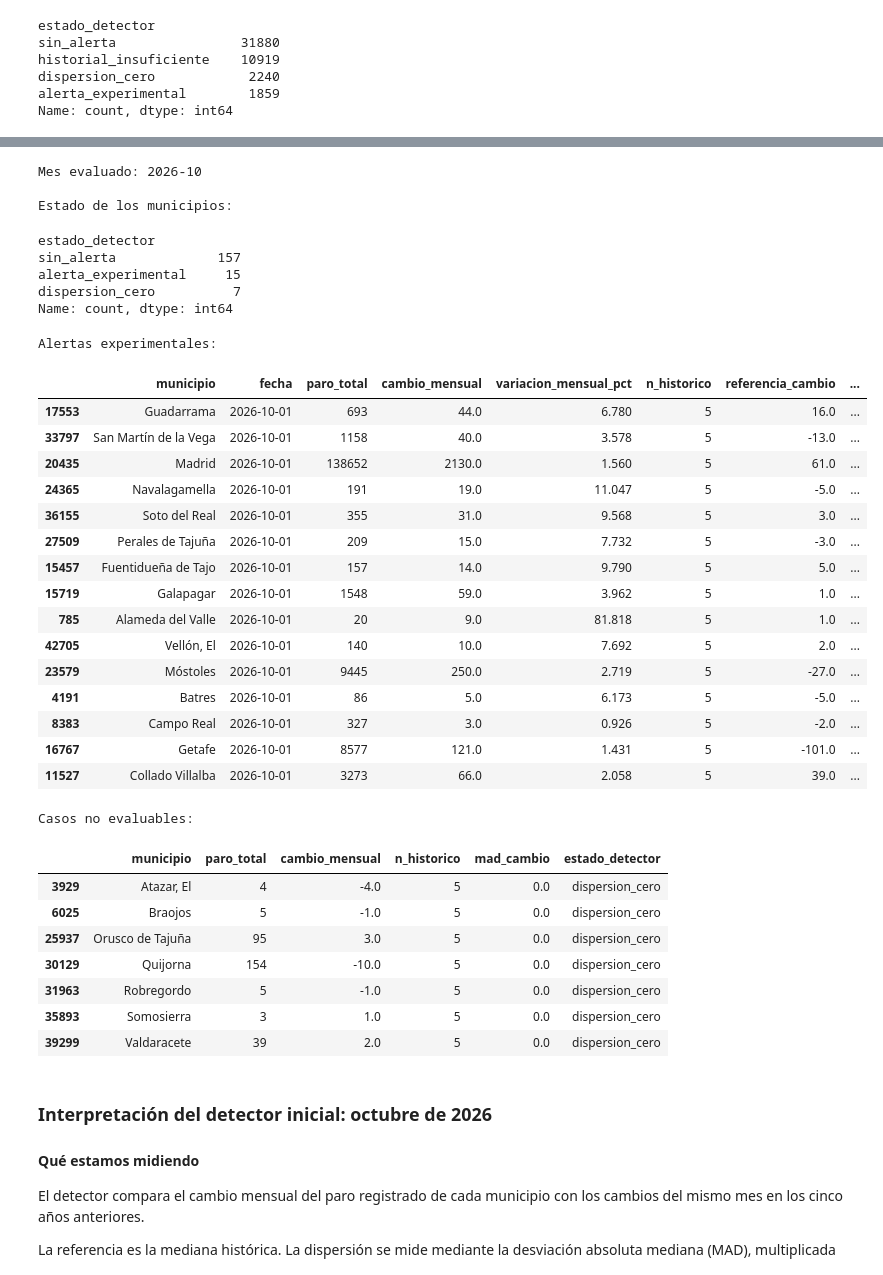
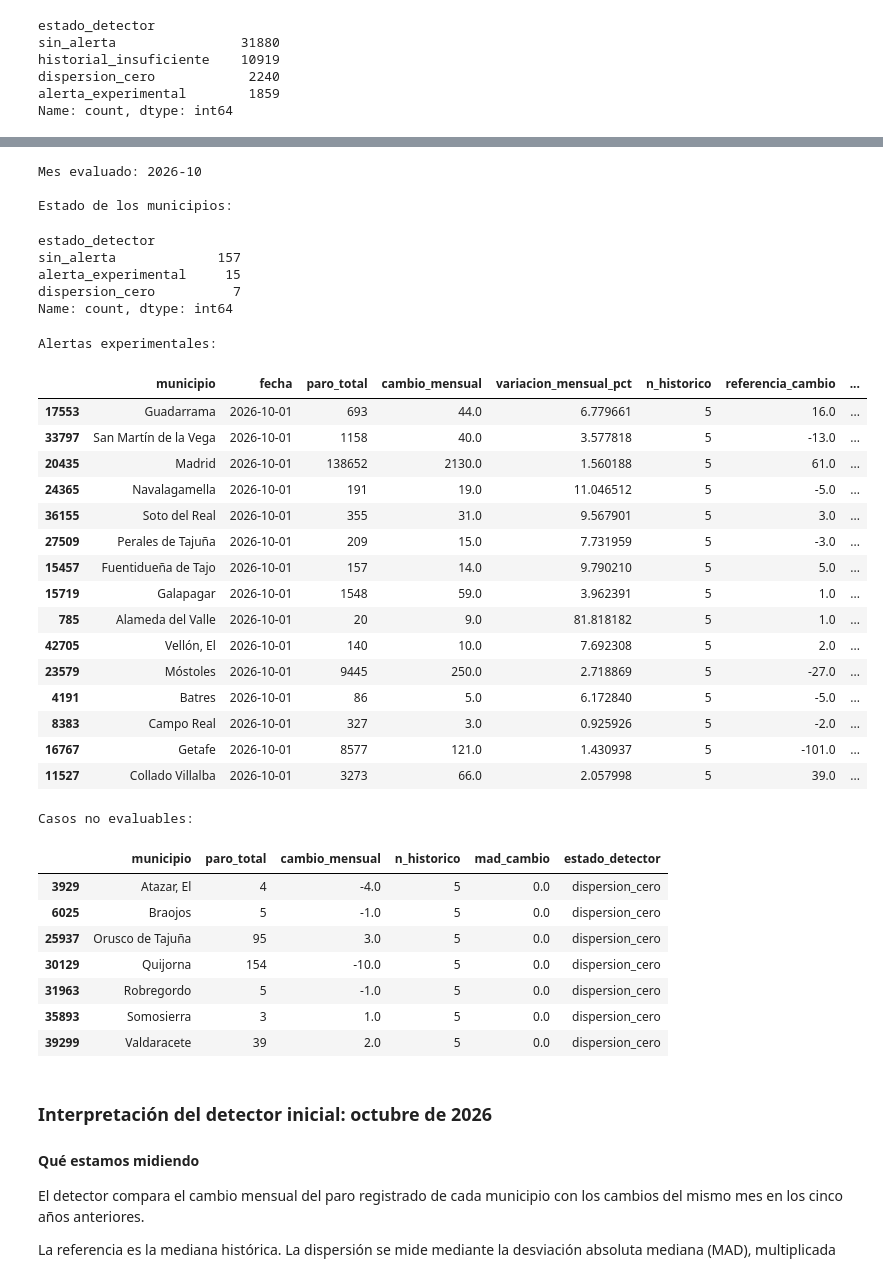
Before and after one commit to romanmen-dev/pulso-laboral-madrid, a Jupyter notebook: notebooks/02_detector_inicial.ipynb, the cells around one changed output, grey strips where cells are left out. Drawn from its saved outputs; the diff is of its cells as text; code cells hidden in the pictures.

```diff
--- a/notebooks/02_detector_inicial.ipynb
+++ b/notebooks/02_detector_inicial.ipynb
@@ -357,50 +357,50 @@ alertas = ultimo_mes.loc[
 )
 
 print("\nAlertas experimentales:")
-display(alertas.head(20).round(3))
+display(alertas.head(20))
 
 print("\nCasos no evaluables:")
 display(
     ultimo_mes.loc[
         ultimo_mes["estado_detector"].isin(
             ["historial_insuficiente", "dispersion_cero"]
         ),
         [
             "municipio",
             "paro_total",
             "cambio_mensual",
             "n_historico",
             "mad_cambio",
             "estado_detector",
         ],
     ].head(20)
 )
 # %% [output]
 Mes evaluado: 2026-10
 
 Estado de los municipios:
 estado_detector
 sin_alerta             157
 alerta_experimental     15
 dispersion_cero          7
 Name: count, dtype: int64
 Alertas experimentales:
 |  | municipio | fecha | paro_total | cambio_mensual | variacion_mensual_pct | n_historico | referencia_cambio | ... |
-| 17553 | Guadarrama | 2026-10-01 | 693 | 44.0 | 6.780 | 5 | 16.0 | ... |
-| 33797 | San Martín de la Vega | 2026-10-01 | 1158 | 40.0 | 3.578 | 5 | -13.0 | ... |
-| 20435 | Madrid | 2026-10-01 | 138652 | 2130.0 | 1.560 | 5 | 61.0 | ... |
-| 24365 | Navalagamella | 2026-10-01 | 191 | 19.0 | 11.047 | 5 | -5.0 | ... |
-| 36155 | Soto del Real | 2026-10-01 | 355 | 31.0 | 9.568 | 5 | 3.0 | ... |
-| 27509 | Perales de Tajuña | 2026-10-01 | 209 | 15.0 | 7.732 | 5 | -3.0 | ... |
-| 15457 | Fuentidueña de Tajo | 2026-10-01 | 157 | 14.0 | 9.790 | 5 | 5.0 | ... |
-| 15719 | Galapagar | 2026-10-01 | 1548 | 59.0 | 3.962 | 5 | 1.0 | ... |
-| 785 | Alameda del Valle | 2026-10-01 | 20 | 9.0 | 81.818 | 5 | 1.0 | ... |
-| 42705 | Vellón, El | 2026-10-01 | 140 | 10.0 | 7.692 | 5 | 2.0 | ... |
-| 23579 | Móstoles | 2026-10-01 | 9445 | 250.0 | 2.719 | 5 | -27.0 | ... |
-| 4191 | Batres | 2026-10-01 | 86 | 5.0 | 6.173 | 5 | -5.0 | ... |
-| 8383 | Campo Real | 2026-10-01 | 327 | 3.0 | 0.926 | 5 | -2.0 | ... |
-| 16767 | Getafe | 2026-10-01 | 8577 | 121.0 | 1.431 | 5 | -101.0 | ... |
-| 11527 | Collado Villalba | 2026-10-01 | 3273 | 66.0 | 2.058 | 5 | 39.0 | ... |
+| 17553 | Guadarrama | 2026-10-01 | 693 | 44.0 | 6.779661 | 5 | 16.0 | ... |
+| 33797 | San Martín de la Vega | 2026-10-01 | 1158 | 40.0 | 3.577818 | 5 | -13.0 | ... |
+| 20435 | Madrid | 2026-10-01 | 138652 | 2130.0 | 1.560188 | 5 | 61.0 | ... |
+| 24365 | Navalagamella | 2026-10-01 | 191 | 19.0 | 11.046512 | 5 | -5.0 | ... |
+| 36155 | Soto del Real | 2026-10-01 | 355 | 31.0 | 9.567901 | 5 | 3.0 | ... |
+| 27509 | Perales de Tajuña | 2026-10-01 | 209 | 15.0 | 7.731959 | 5 | -3.0 | ... |
+| 15457 | Fuentidueña de Tajo | 2026-10-01 | 157 | 14.0 | 9.790210 | 5 | 5.0 | ... |
+| 15719 | Galapagar | 2026-10-01 | 1548 | 59.0 | 3.962391 | 5 | 1.0 | ... |
+| 785 | Alameda del Valle | 2026-10-01 | 20 | 9.0 | 81.818182 | 5 | 1.0 | ... |
+| 42705 | Vellón, El | 2026-10-01 | 140 | 10.0 | 7.692308 | 5 | 2.0 | ... |
+| 23579 | Móstoles | 2026-10-01 | 9445 | 250.0 | 2.718869 | 5 | -27.0 | ... |
+| 4191 | Batres | 2026-10-01 | 86 | 5.0 | 6.172840 | 5 | -5.0 | ... |
+| 8383 | Campo Real | 2026-10-01 | 327 | 3.0 | 0.925926 | 5 | -2.0 | ... |
+| 16767 | Getafe | 2026-10-01 | 8577 | 121.0 | 1.430937 | 5 | -101.0 | ... |
+| 11527 | Collado Villalba | 2026-10-01 | 3273 | 66.0 | 2.057998 | 5 | 39.0 | ... |
 Casos no evaluables:
 |  | municipio | paro_total | cambio_mensual | n_historico | mad_cambio | estado_detector |
 | 3929 | Atazar, El | 4 | -4.0 | 5 | 0.0 | dispersion_cero |
```
Also changed, not shown: parts of 1 cell of this notebook.
